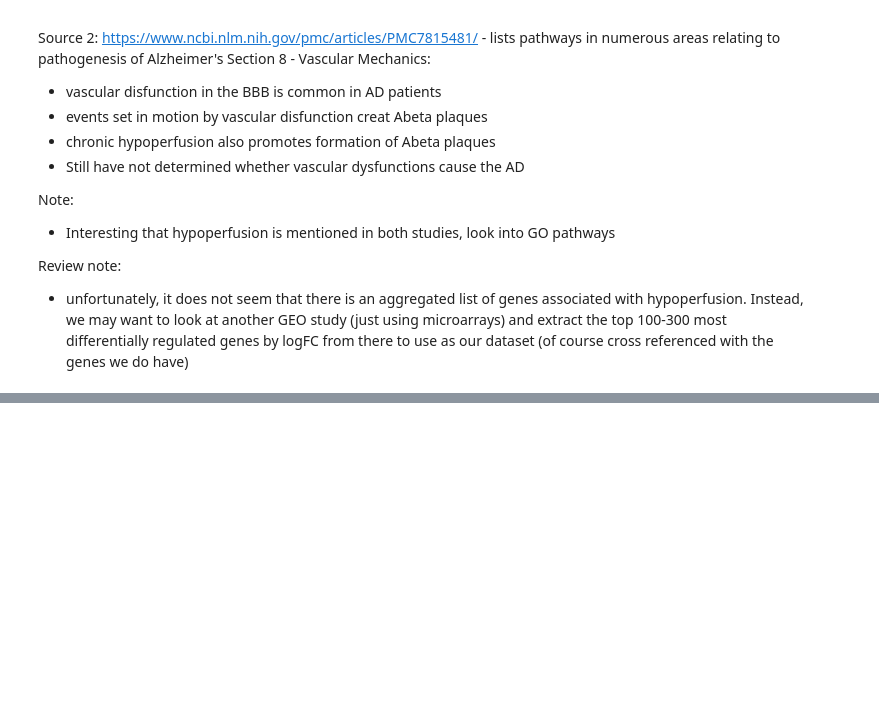
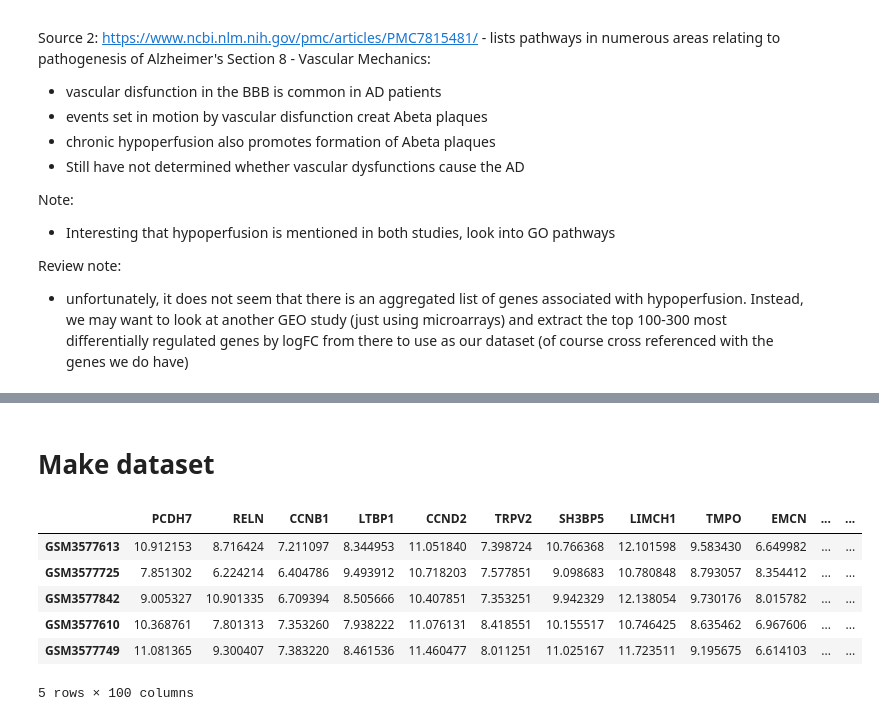
Before and after one commit to tessaSlice/Gene-Regression-Analysis, a Jupyter notebook: pipeline.ipynb, the cells around one changed output, grey strips where cells are left out. Saved outputs shown, nothing was run; the diff lists cells and outputs as text; code cells hidden in the pictures; blank space fills up the shorter version.

```diff
--- a/pipeline.ipynb
+++ b/pipeline.ipynb
@@ -113,0 +174,14 @@ Review note:
+# %% [markdown]
+# Make dataset
+# %%
+# create 70/30 split
+shuffledData = selectDf.sample(frac=1, random_state=42)
+shuffledData.head()
+# %% [output]
+|  | PCDH7 | RELN | CCNB1 | LTBP1 | CCND2 | TRPV2 | SH3BP5 | LIMCH1 | TMPO | EMCN | ... | ... |
+| GSM3577613 | 10.912153 | 8.716424 | 7.211097 | 8.344953 | 11.051840 | 7.398724 | 10.766368 | 12.101598 | 9.583430 | 6.649982 | ... | ... |
+| GSM3577725 | 7.851302 | 6.224214 | 6.404786 | 9.493912 | 10.718203 | 7.577851 | 9.098683 | 10.780848 | 8.793057 | 8.354412 | ... | ... |
+| GSM3577842 | 9.005327 | 10.901335 | 6.709394 | 8.505666 | 10.407851 | 7.353251 | 9.942329 | 12.138054 | 9.730176 | 8.015782 | ... | ... |
+| GSM3577610 | 10.368761 | 7.801313 | 7.353260 | 7.938222 | 11.076131 | 8.418551 | 10.155517 | 10.746425 | 8.635462 | 6.967606 | ... | ... |
+| GSM3577749 | 11.081365 | 9.300407 | 7.383220 | 8.461536 | 11.460477 | 8.011251 | 11.025167 | 11.723511 | 9.195675 | 6.614103 | ... | ... |
+5 rows × 100 columns
```
Also changed, not shown: parts of 14 cells of this notebook.
